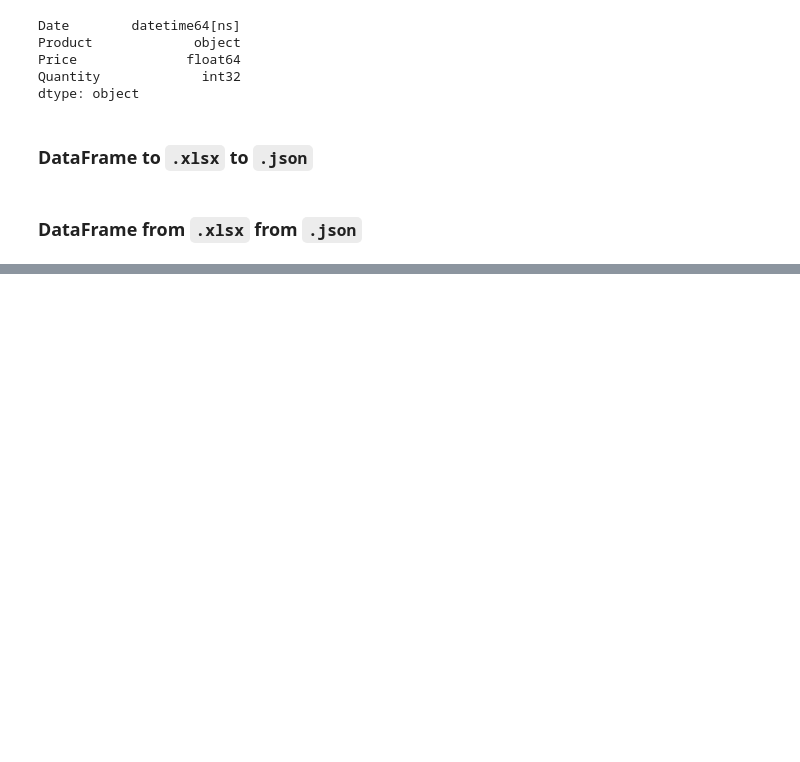
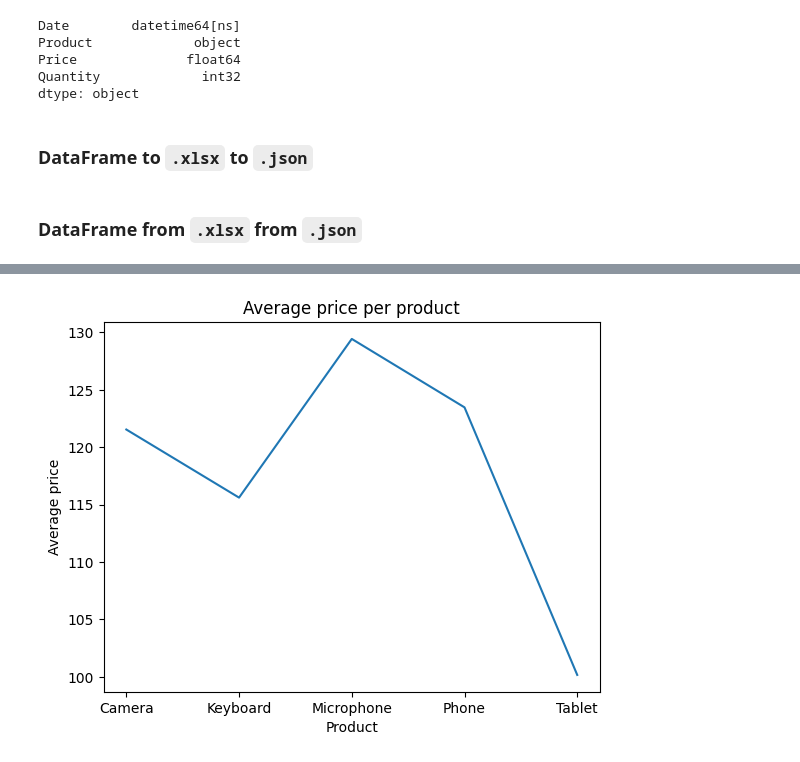
Before and after one commit to xdpiqbx/python-basics-data-s-ml-analys-by-bogdan, a Jupyter notebook: Pandas/004_Random_CSV.ipynb, the cells around one changed output, grey strips where cells are left out. Drawn from its saved outputs; the diff is of its cells as text; code cells hidden in the pictures; blank space fills up the shorter version.

```diff
--- a/Pandas/004_Random_CSV.ipynb
+++ b/Pandas/004_Random_CSV.ipynb
@@ -102,0 +160,3 @@ df_from_json.head()
+# %%
+product_price = df.groupby('Product')['Price'].mean().round(2)
+product_price
@@ -102,0 +181,8 @@ df_from_json.head()
+# %%
+plt.title('Average price per product')
+plt.xlabel('Product')
+plt.ylabel('Average price')
+plt.plot(product_price.index, product_price.values)
+plt.show()
+# %% [output]
+[figure, added]
```
Also changed, not shown: parts of 15 cells of this notebook, 4 other files.
